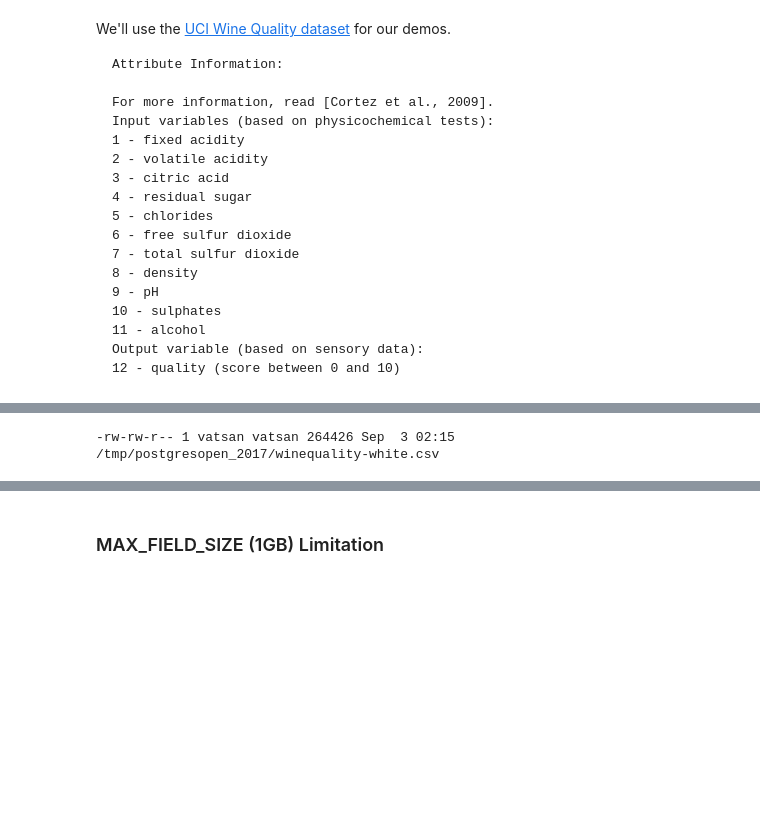
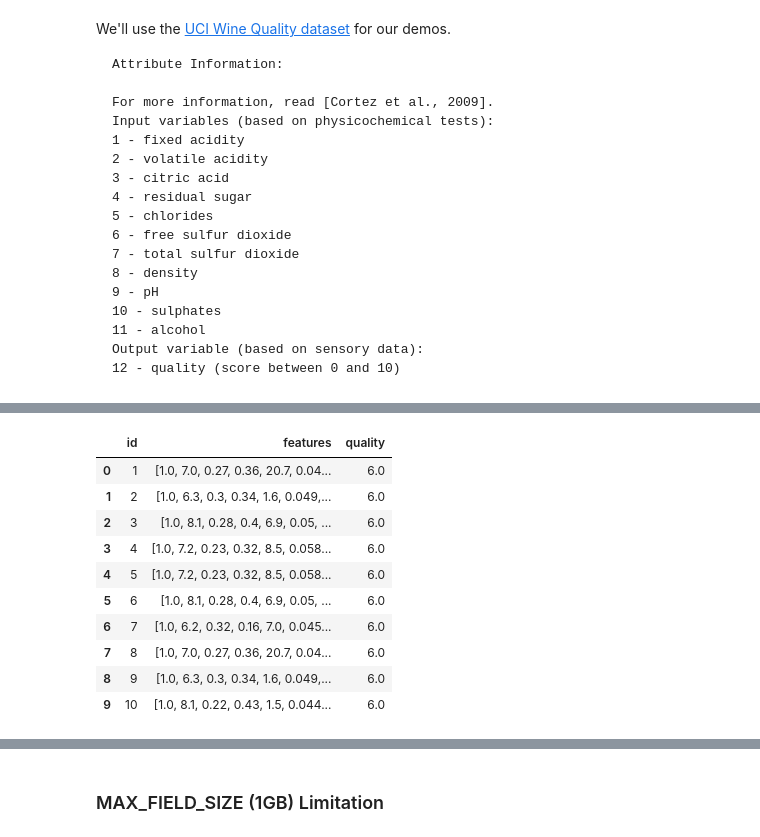
Before and after one commit to vatsan/postgresopen-2017, a Jupyter notebook: notebooks/01_in_database_ml_with_plpython.ipynb, the cells around one changed output, grey strips where cells are left out. Drawn from its saved outputs; the diff is of its cells as text; code cells hidden in the pictures; blank space fills up the shorter version.

```diff
--- a/notebooks/01_in_database_ml_with_plpython.ipynb
+++ b/notebooks/01_in_database_ml_with_plpython.ipynb
@@ -105,5 +105,35 @@ Wall time: 41.1 ms
-# %%
-%%bash
-ls -l /tmp/postgresopen_2017/winequality-white.csv
-# %% [output]
--rw-rw-r-- 1 vatsan vatsan 264426 Sep  3 02:15 /tmp/postgresopen_2017/winequality-white.csv
+# %%
+%%time
+%%showsql
+select
+    id,
+    ARRAY[
+        1, -- Bias/intercept
+        fixed_acidity,
+        volatile_acidity,
+        citric_acid,
+        residual_sugar,
+        chlorides,
+        free_sulfur_dioxide,
+        total_sulfur_dioxide,
+        density,
+        ph,
+        sulphates,
+        alcohol
+    ] as features,
+    quality
+from
+    wine_sample
+limit 10;
+# %% [output]
+|  | id | features | quality |
+| 0 | 1 | [1.0, 7.0, 0.27, 0.36, 20.7, 0.04... | 6.0 |
+| 1 | 2 | [1.0, 6.3, 0.3, 0.34, 1.6, 0.049,... | 6.0 |
+| 2 | 3 | [1.0, 8.1, 0.28, 0.4, 6.9, 0.05, ... | 6.0 |
+| 3 | 4 | [1.0, 7.2, 0.23, 0.32, 8.5, 0.058... | 6.0 |
+| 4 | 5 | [1.0, 7.2, 0.23, 0.32, 8.5, 0.058... | 6.0 |
+| 5 | 6 | [1.0, 8.1, 0.28, 0.4, 6.9, 0.05, ... | 6.0 |
+| 6 | 7 | [1.0, 6.2, 0.32, 0.16, 7.0, 0.045... | 6.0 |
+| 7 | 8 | [1.0, 7.0, 0.27, 0.36, 20.7, 0.04... | 6.0 |
+| 8 | 9 | [1.0, 6.3, 0.3, 0.34, 1.6, 0.049,... | 6.0 |
+| 9 | 10 | [1.0, 8.1, 0.22, 0.43, 1.5, 0.044... | 6.0 |
```
Also changed, not shown: parts of 10 cells of this notebook, 4 other files.
